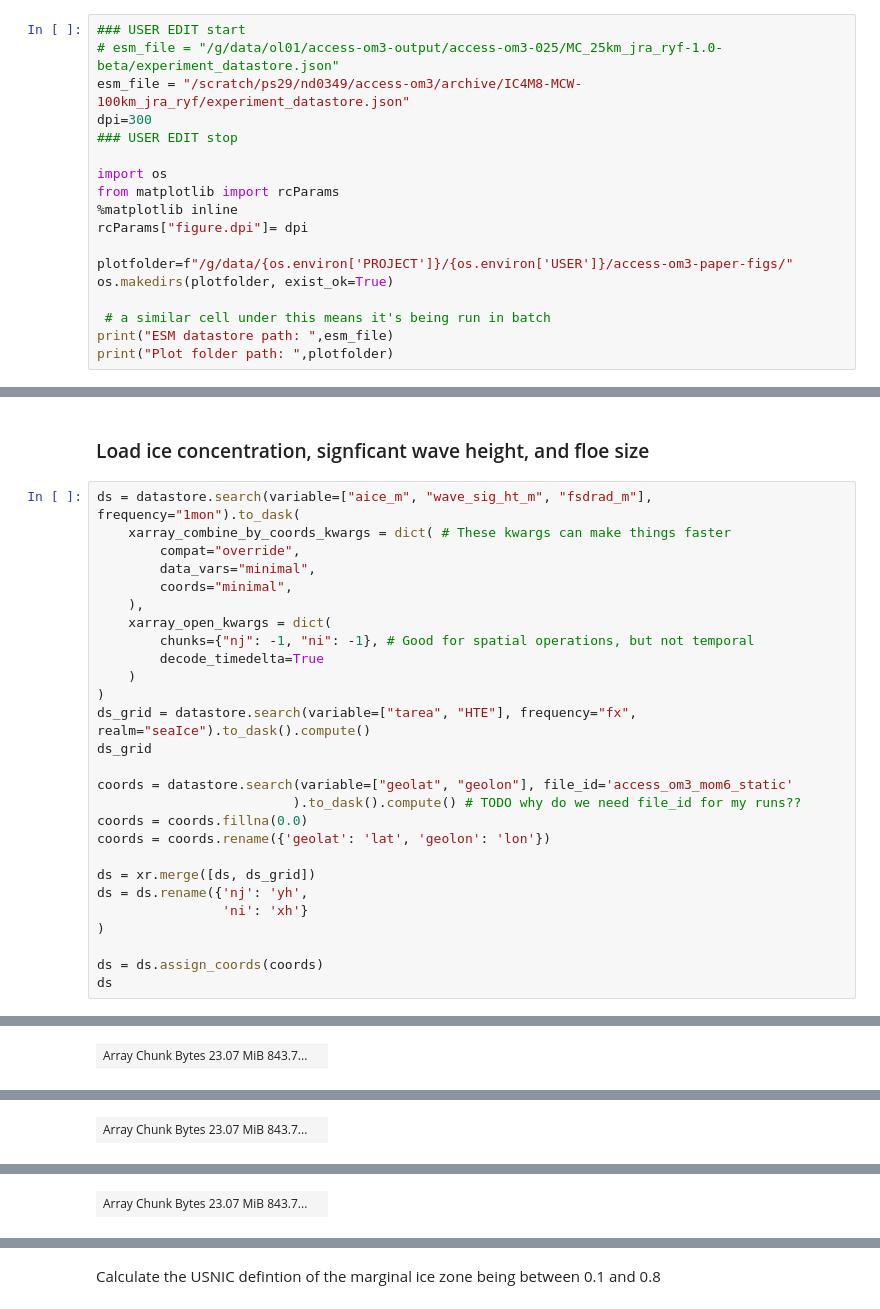
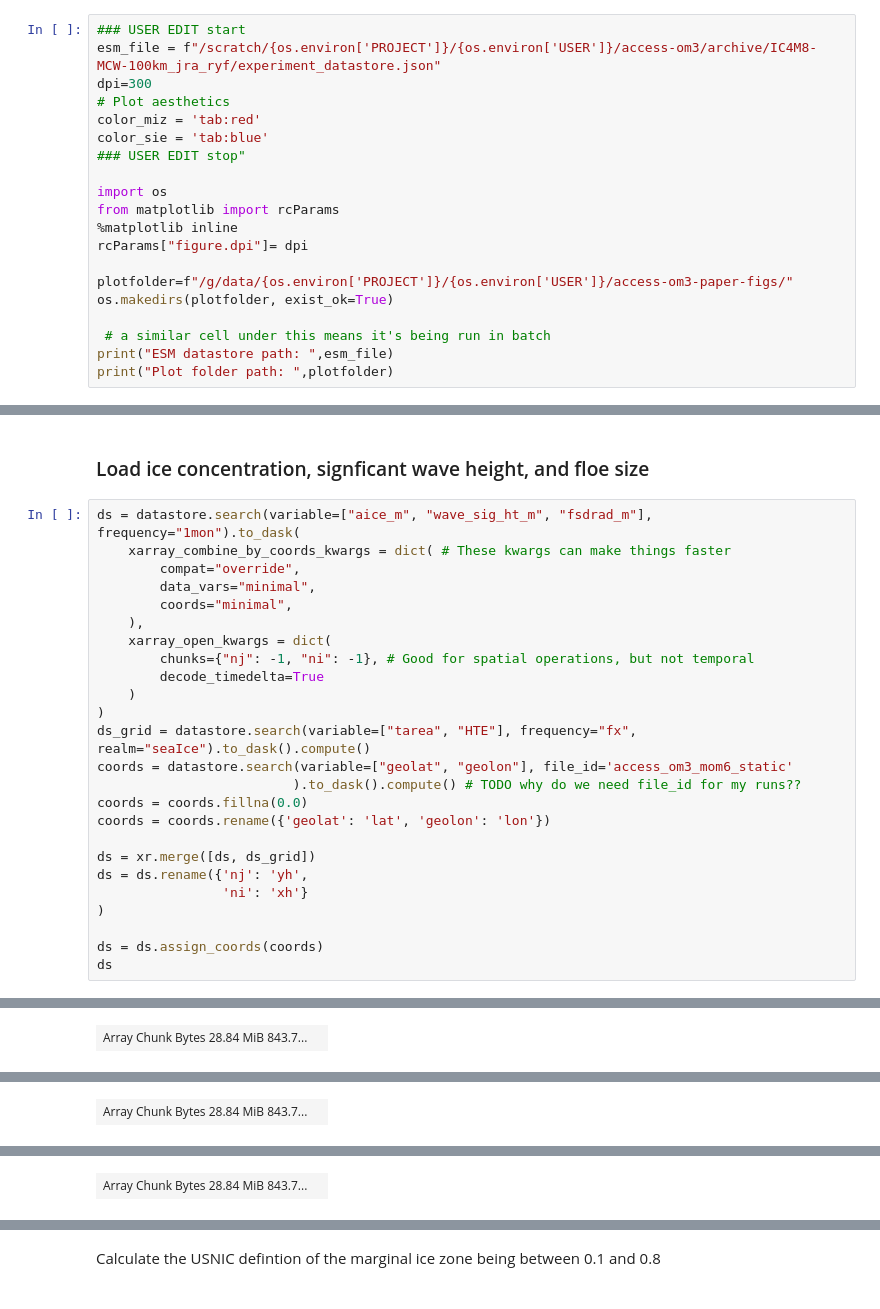
Before and after one commit to NoahDay/access-om3-analysis, a Jupyter notebook: MarginalIceZone.ipynb, the cells around one changed output, grey strips where cells are left out. Saved outputs shown, nothing was run; the diff lists cells and outputs as text.

```diff
--- a/MarginalIceZone.ipynb
+++ b/MarginalIceZone.ipynb
@@ -15,9 +18,11 @@ MIZ defintions:
 # %%
 ### USER EDIT start
-# esm_file = "/g/data/ol01/access-om3-output/access-om3-025/MC_25km_jra_ryf-1.0-beta/experiment_datastore.json"
-esm_file = "/scratch/ps29/nd0349/access-om3/archive/IC4M8-MCW-100km_jra_ryf/experiment_datastore.json"
+esm_file = f"/scratch/{os.environ['PROJECT']}/{os.environ['USER']}/access-om3/archive/IC4M8-MCW-100km_jra_ryf/experiment_datastore.json"
 dpi=300
-### USER EDIT stop
+# Plot aesthetics
+color_miz = 'tab:red'
+color_sie = 'tab:blue'
+### USER EDIT stop"
 
 import os
 from matplotlib import rcParams
@@ -141,8 +129,6 @@ ds = datastore.search(variable=["aice_m", "wave_sig_ht_m", "fsdrad_m"], frequenc
     )
 )
 ds_grid = datastore.search(variable=["tarea", "HTE"], frequency="fx", realm="seaIce").to_dask().compute()
-ds_grid
-
 coords = datastore.search(variable=["geolat", "geolon"], file_id='access_om3_mom6_static'
                          ).to_dask().compute() # TODO why do we need file_id for my runs??
 coords = coords.fillna(0.0)
@@ -170,10 +156,10 @@ object
 long_name :
 ... (167 lines left out)
 cell_methods :
 time: mean
 time_rep :
 averaged
-| Array Chunk Bytes 23.07 MiB 843.7... |  |
+| Array Chunk Bytes 28.84 MiB 843.7... |  |
 wave_sig_ht_m
 (time, yh, xh)
 float64
@@ -190,7 +176,7 @@ cell_methods :
 time: mean
 time_rep :
 averaged
-| Array Chunk Bytes 23.07 MiB 843.7... |  |
+| Array Chunk Bytes 28.84 MiB 843.7... |  |
 fsdrad_m
 (time, yh, xh)
 float64
@@ -206,7 +192,7 @@ cell_methods :
 time: mean
 time_rep :
 averaged
-| Array Chunk Bytes 23.07 MiB 843.7... |  |
+| Array Chunk Bytes 28.84 MiB 843.7... |  |
 tarea
 (yh, xh)
 float64
```
Also changed, not shown: parts of 62 cells of this notebook.
